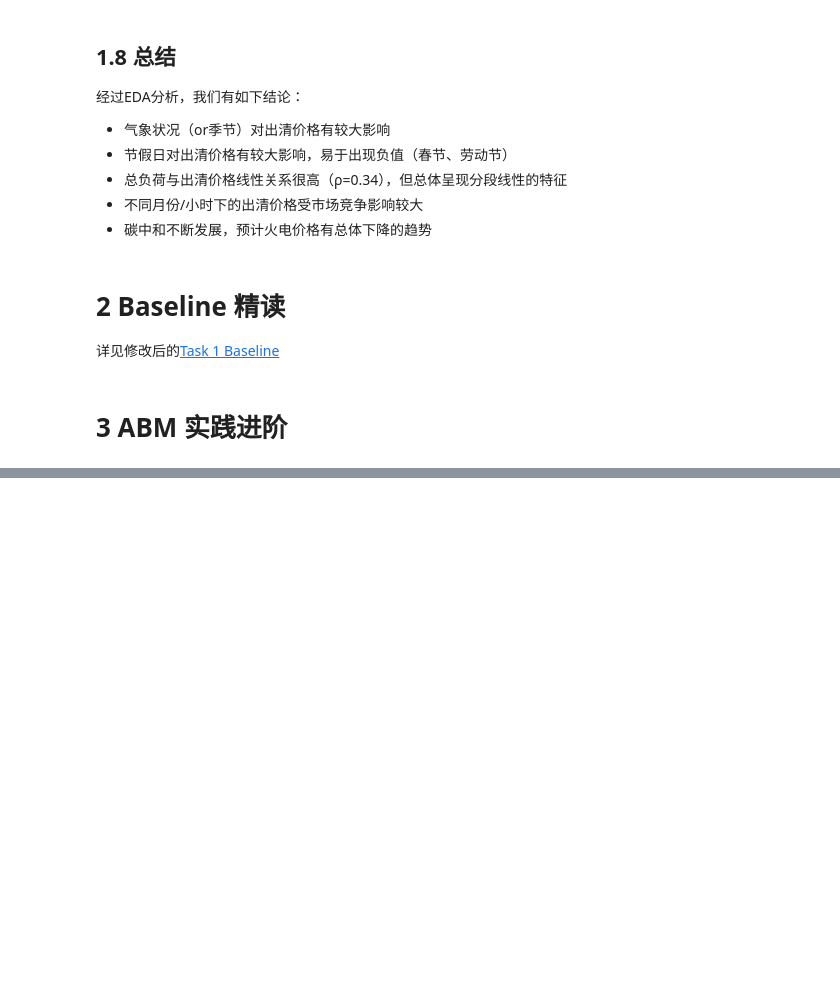
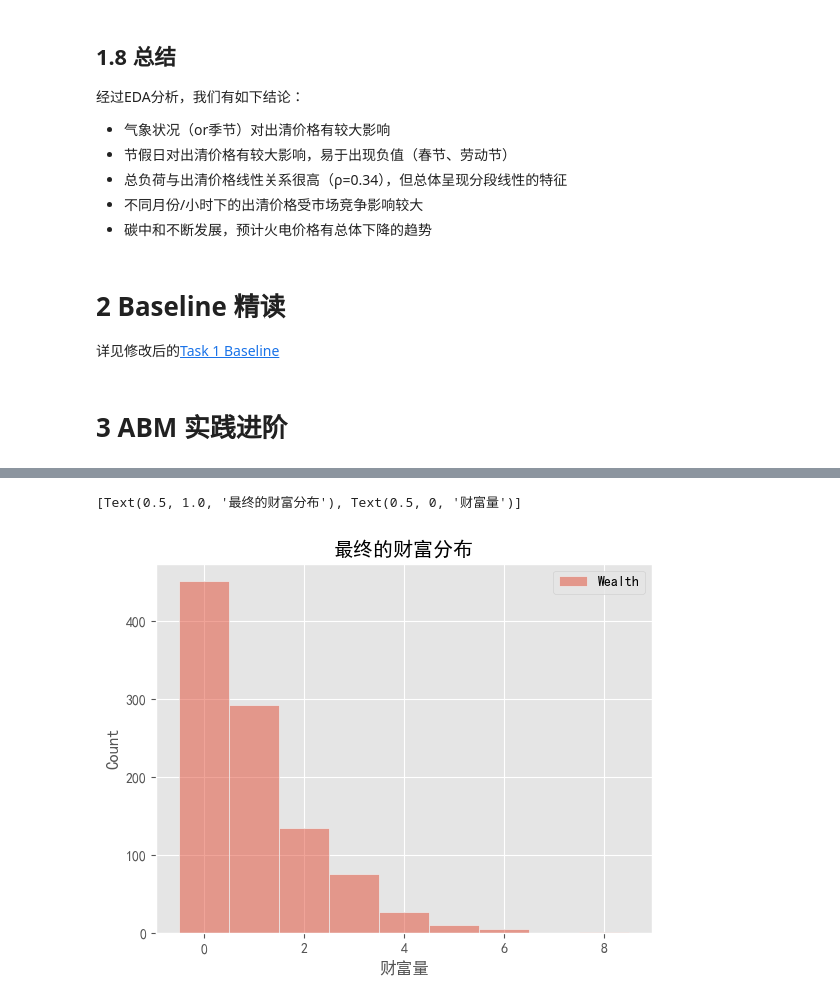
Before and after one commit to 1517005260/ai-learning, a Jupyter notebook: DataWhale Summer Campus/2024-03/Task2/notes.ipynb, the cells around one changed output, grey strips where cells are left out. Cells and saved outputs as stored; diff of their text form; code cells hidden in the pictures; blank space fills up the shorter version.

```diff
--- a/DataWhale Summer Campus/2024-03/Task2/notes.ipynb
+++ b/DataWhale Summer Campus/2024-03/Task2/notes.ipynb
@@ -583,0 +641,21 @@ sns.regplot(
+# %%
+class WealthAgent(Agent): # agent类，继承自Agent
+    def __init__(self, unique_id, model):
+        super().__init__(unique_id, model)
+        self.wealth = 1
+
+    def step(self): # 根据规则，将大于0的财富随机分给一个agent
+        if self.wealth > 0:
+            other_agent = self.random.choice(self.model.schedule.agents)
+            other_agent.wealth += 1
+            self.wealth -= 1
+# %%
+from tqdm import tqdm
+steps = 200 # 进行200个单位时间
+
+env = WealthModel()
+agents = [WealthAgent(i, env) for i in range(1000)]
+env.add_agents(agents)
+
+for i in tqdm(range(steps)):
+    env.step()
@@ -583,0 +664,4 @@ sns.regplot(
+# %%
+# 所有步数的迭代结果
+df=env.datacollector.get_agent_vars_dataframe()
+df
@@ -583,0 +683,4 @@ sns.regplot(
+# %%
+# 取出199步（第200步）的财富状况
+last_wealth=df.xs(steps-1,level="Step") # xs指定哪一行的聚合索引
+last_wealth
@@ -583,0 +702,7 @@ sns.regplot(
+# %%
+# 最后一步财富分布可视化
+ax=sns.histplot(last_wealth, discrete=True)
+ax.set(title="最终的财富分布",xlabel="财富量")
+# %% [output]
+[Text(0.5, 1.0, '最终的财富分布'), Text(0.5, 0, '财富量')]
+[figure, added]
```
Also changed, not shown: parts of 19 cells of this notebook, 2 other files.
